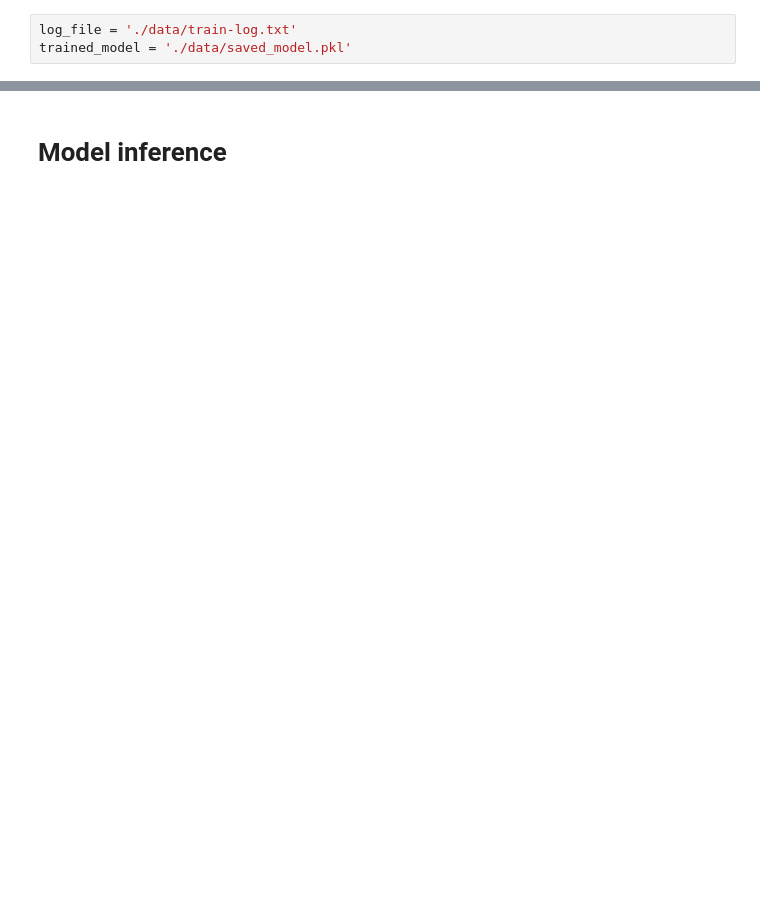
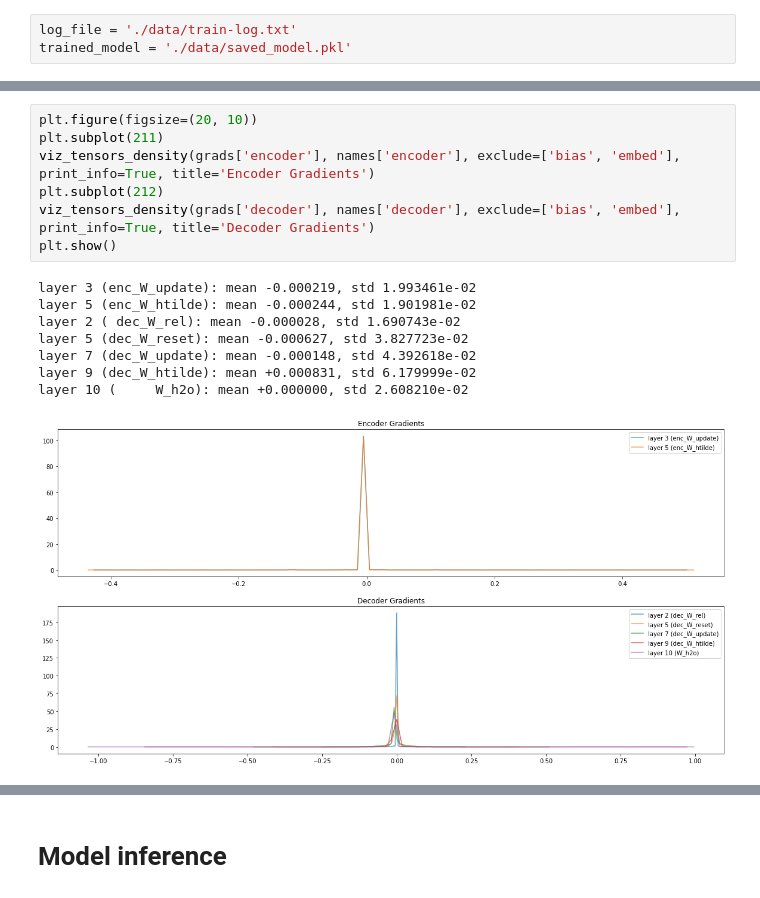
Before and after one commit to hans-elliott99/encoder-decoder-fromscratch, a Jupyter notebook: post-train.ipynb, the cells around one changed output, grey strips where cells are left out. Drawn from its saved outputs; the diff is of its cells as text; blank space fills up the shorter version.

```diff
--- a/post-train.ipynb
+++ b/post-train.ipynb
@@ -27 +68,17 @@ plt.show()
+# %%
+plt.figure(figsize=(20, 10))
+plt.subplot(211)
+viz_tensors_density(grads['encoder'], names['encoder'], exclude=['bias', 'embed'], print_info=True, title='Encoder Gradients')
+plt.subplot(212)
+viz_tensors_density(grads['decoder'], names['decoder'], exclude=['bias', 'embed'], print_info=True, title='Decoder Gradients')
+plt.show()
+# %% [output]
+layer 3 (enc_W_update): mean -0.000219, std 1.993461e-02
+layer 5 (enc_W_htilde): mean -0.000244, std 1.901981e-02
+layer 2 ( dec_W_rel): mean -0.000028, std 1.690743e-02
+layer 5 (dec_W_reset): mean -0.000627, std 3.827723e-02
+layer 7 (dec_W_update): mean -0.000148, std 4.392618e-02
+layer 9 (dec_W_htilde): mean +0.000831, std 6.179999e-02
+layer 10 (     W_h2o): mean +0.000000, std 2.608210e-02
+[figure, added]
 # %% [markdown]
```
Also changed, not shown: parts of 21 cells of this notebook, 7 other files.
